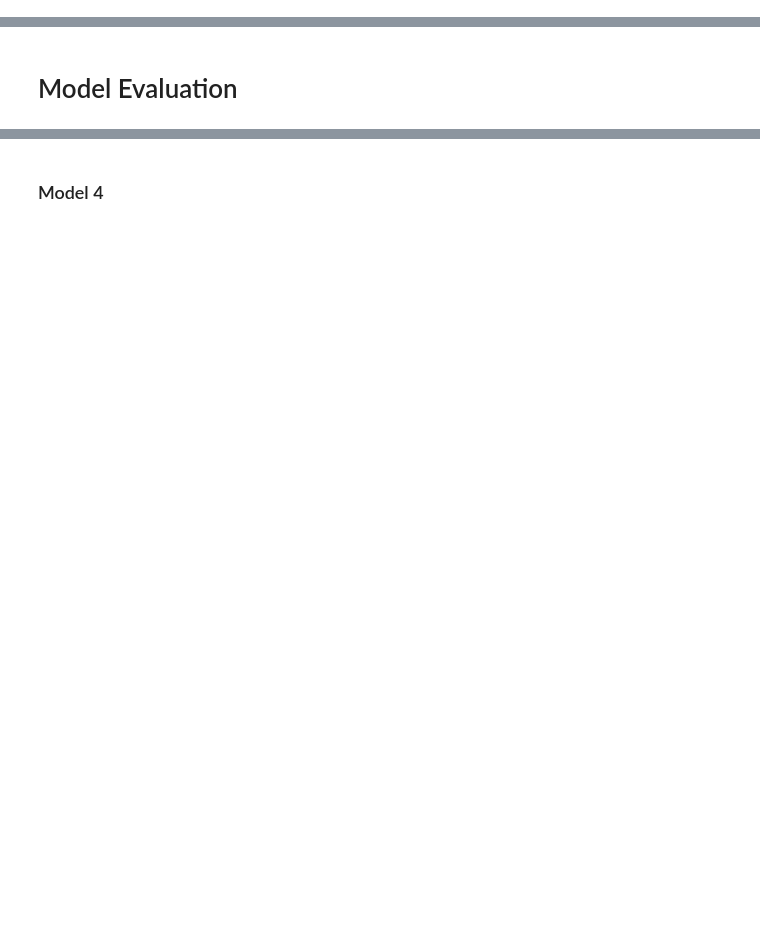
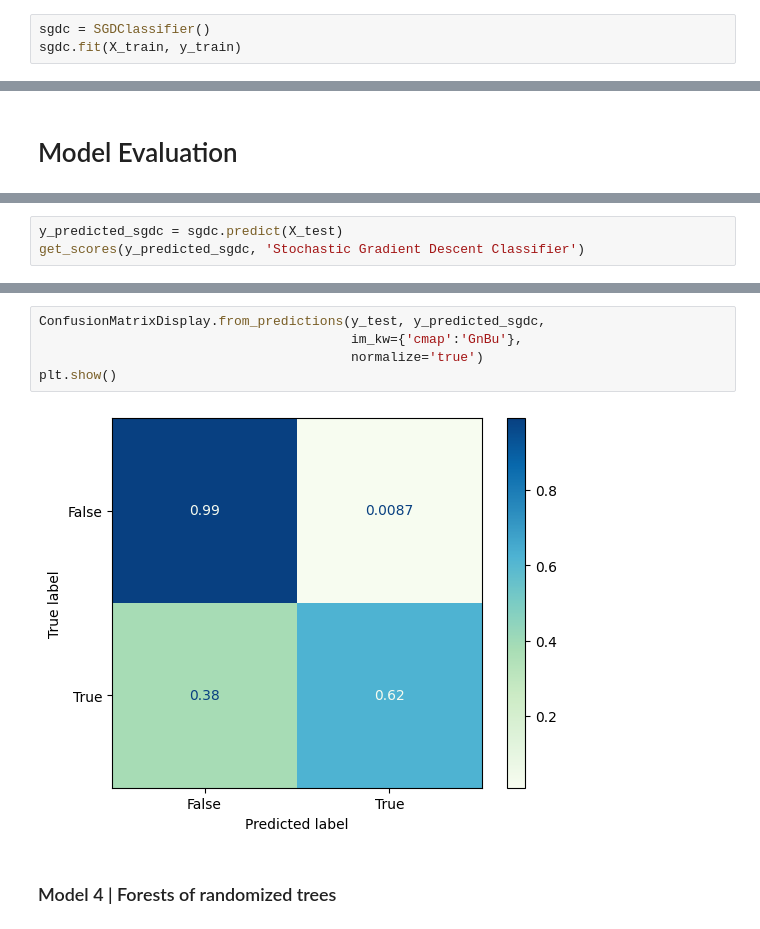
Before and after one commit to artemdmytrenko/python_proj, a Jupyter notebook: 4_training_models.ipynb, the cells around one changed output, grey strips where cells are left out. Saved outputs shown, nothing was run; the diff lists cells and outputs as text; blank space fills up the shorter version.

```diff
--- a/4_training_models.ipynb
+++ b/4_training_models.ipynb
@@ -147,2 +213,5 @@ lsvc.fit(X_train, y_train)
 # %% [markdown]
 ### Model 3 | Stochastic Gradient Descent
+# %%
+sgdc = SGDClassifier()
+sgdc.fit(X_train, y_train)
@@ -193,0 +303,3 @@ plt.show()
+# %%
+y_predicted_sgdc = sgdc.predict(X_test)
+get_scores(y_predicted_sgdc, 'Stochastic Gradient Descent Classifier')
@@ -194,3 +313,10 @@ plt.show()
+# %%
+ConfusionMatrixDisplay.from_predictions(y_test, y_predicted_sgdc,
+                                        im_kw={'cmap':'GnBu'},
+                                        normalize='true')
+plt.show()
+# %% [output]
+[figure, added]
 # %% [markdown]
-### Model 4
+### Model 4 | Forests of randomized trees
 # %%
```
Also changed, not shown: parts of 53 cells of this notebook, 2 other files.
